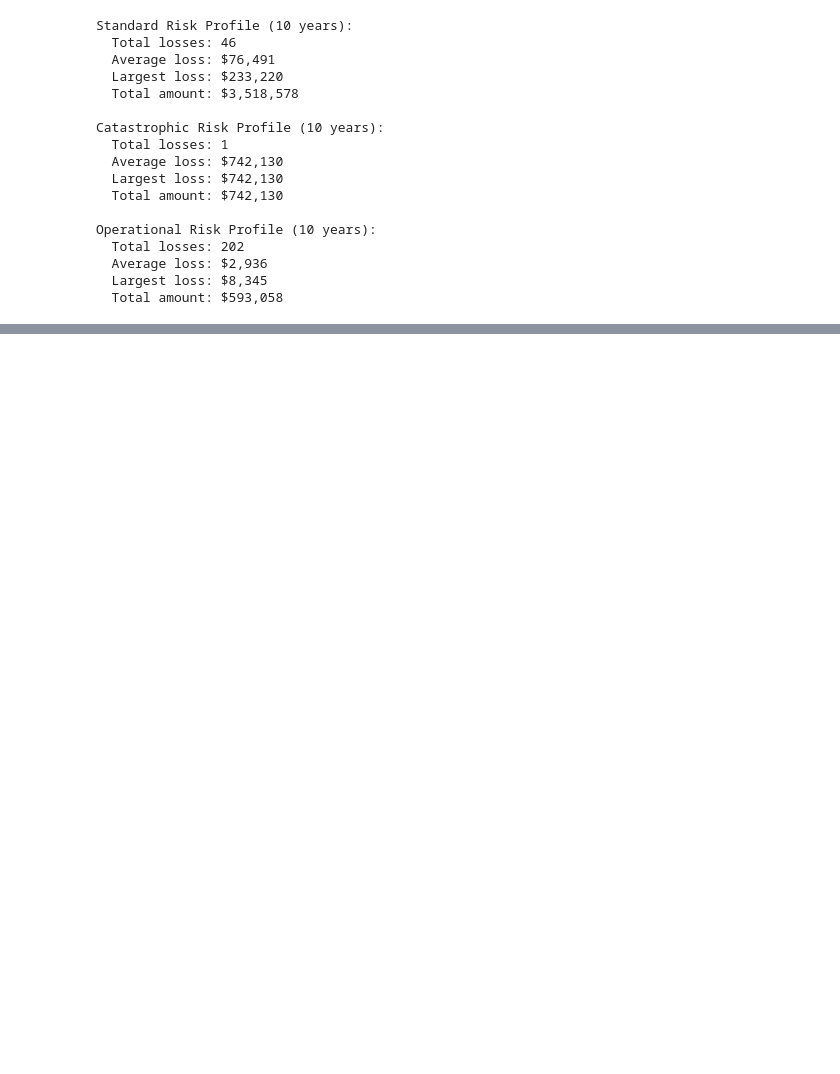
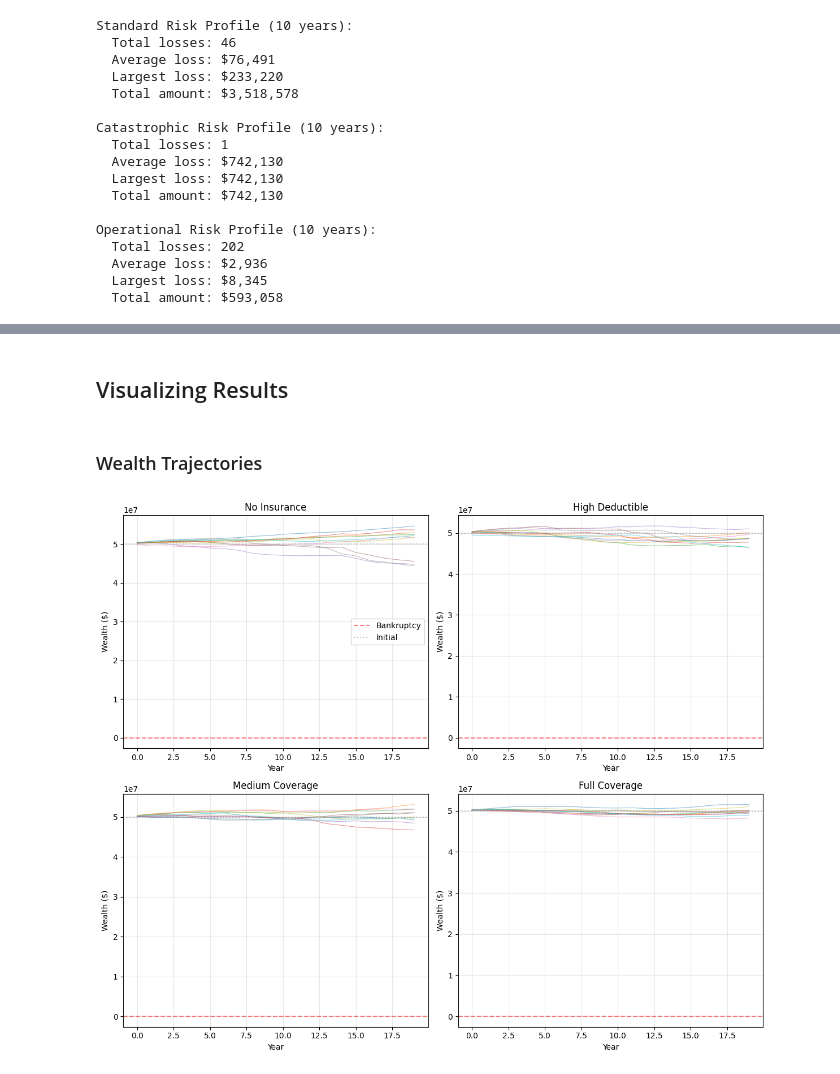
Before and after one commit to AlexFiliakov/Ergodic-Insurance-Limits, a Jupyter notebook: assets/02_basic_simulation.ipynb, the cells around one changed output, grey strips where cells are left out. Saved outputs shown, nothing was run; the diff lists cells and outputs as text; code cells hidden in the pictures; blank space fills up the shorter version.

```diff
--- a/assets/02_basic_simulation.ipynb
+++ b/assets/02_basic_simulation.ipynb
@@ -111,7 +117,7 @@ from ergodic_insurance.claim_generator import ClaimGenerator
 
 # Standard loss generator
 standard_losses = ClaimGenerator(
-    frequency=5,
+    base_frequency=5,
     severity_mean=80_000,
     severity_std=65_000
 )
@@ -135,14 +143,14 @@ from ergodic_insurance.claim_generator import ClaimGenerator
 
 # Low frequency, high severity (catastrophic risk)
 catastrophic_risk = ClaimGenerator(
-    frequency=0.1,         # One loss every 10 years
+    base_frequency=0.1,         # One loss every 10 years
     severity_mean=1_000_000,      # Much larger losses
     severity_std=500_000     # More variability
 )
 
 # High frequency, low severity (operational risk)
 operational_risk = ClaimGenerator(
-    frequency=20,          # Many small losses
+    base_frequency=20,          # Many small losses
     severity_mean=3_000,       # Smaller losses
     severity_std=1_000     # Less variability
 )
@@ -248,0 +413,66 @@ Time-Weighted ROE: 2.57%
+# %% [markdown]
+## Visualizing Results
+# %% [markdown]
+### Wealth Trajectories
+# %%
+import matplotlib.pyplot as plt
+from ergodic_insurance.simulation import Simulation
+
+# Run simulation with multiple seeds
+fig, axes = plt.subplots(2, 2, figsize=(12, 10))
+strategies_to_plot = strategies[:4]
+
+for ax, strategy in zip(axes.flat, strategies_to_plot):
+    # Run 10 simulations with different seeds for this strategy
+    trajectories = []
+
+    for seed in range(10):
+        # Create insurance policy for this strategy
+        if strategy['limit'] > 0:
+            strategy_layer = InsuranceLayer(
+                attachment_point=strategy['attachment'],
+                limit=strategy['limit'],
+                rate=strategy['premium_rate']
+            )
+            strategy_policy = InsurancePolicy(
+                layers=[strategy_layer],
+                deductible=strategy['attachment']
+            )
+        else:
+            # No insurance case
+            strategy_policy = InsurancePolicy(layers=[], deductible=float('inf'))
+
+        # Create and run simulation
+        strategy_sim = Simulation(
+            manufacturer=heavy_industry.copy(),  # Use a copy for independence
+            claim_generator=[standard_losses, catastrophic_risk, operational_risk],
+            insurance_policy=strategy_policy,
+            time_horizon=20,
+            seed=seed
+        )
+
+        result = strategy_sim.run()
+
+        # Extract wealth trajectory from the assets array
+        trajectories.append(result.assets)
+
+    # Plot trajectories
+    for traj in trajectories:
+        ax.plot(range(len(traj)), traj, alpha=0.5, linewidth=0.8)
+
+    ax.axhline(y=0, color='red', linestyle='--', alpha=0.5, label='Bankruptcy')
+    ax.axhline(y=heavy_industry.config.initial_assets, color='gray',
+               linestyle=':', alpha=0.5, label='Initial')
+    ax.set_title(strategy['name'])
+    ax.set_xlabel('Year')
+    ax.set_ylabel('Wealth ($)')
+    ax.grid(True, alpha=0.3)
+
+    # Only show legend on first subplot
+    if ax == axes.flat[0]:
+        ax.legend(loc='best')
+
+plt.tight_layout()
+plt.show()
+# %% [output]
+[figure, added]
```
Also changed, not shown: parts of 28 cells of this notebook, 8 other files.
